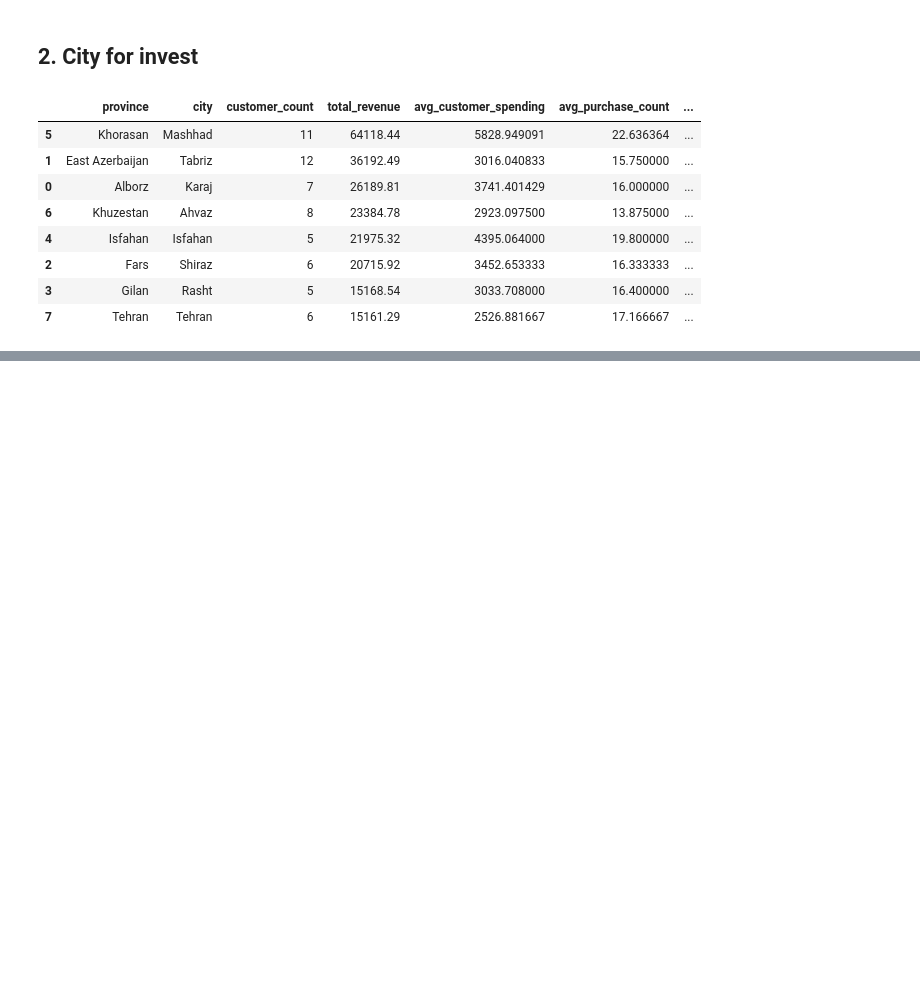
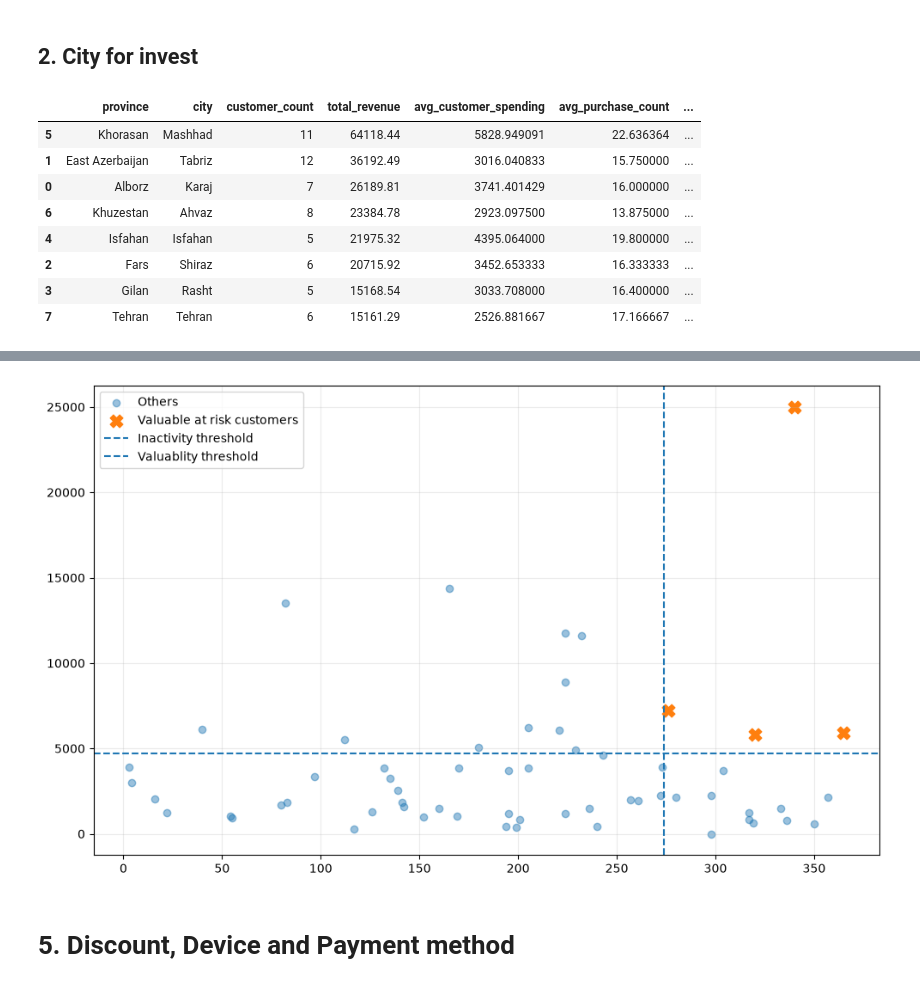
Before and after one commit to AradPilevarJavid/studybuild-customer-analysis-02, a Jupyter notebook: submissions/m-safari/project02_analysis.ipynb, the cells around one changed output, grey strips where cells are left out. Cells and saved outputs as stored; diff of their text form; code cells hidden in the pictures; blank space fills up the shorter version.

```diff
--- a/submissions/m-safari/project02_analysis.ipynb
+++ b/submissions/m-safari/project02_analysis.ipynb
@@ -193,0 +327,21 @@ recommended_city
+# %%
+risk_df = df.dropna(subset=['customer_id', 'first_name', 'membership_tier', 'purchase_count', 'total_spending', 'last_purchase_days', 'satisfaction_score']).copy()
+
+spending_threshold = risk_df["total_spending"].quantile(0.75)
+purchase_threshold = risk_df["purchase_count"].median()
+inactivity_threshold = risk_df["last_purchase_days"].quantile(0.75)
+# %%
+risk_df["at_risk"] = (
+(risk_df["total_spending"] >= spending_threshold)
+& (risk_df["purchase_count"] >= purchase_threshold)
+& (risk_df["last_purchase_days"] >= inactivity_threshold)
+)
+
+valuable_at_risk_customers = risk_df.loc[risk_df["at_risk"], [
+"customer_id", "first_name", "membership_tier", "purchase_count",
+"total_spending", "last_purchase_days", "satisfaction_score"
+]].sort_values(
+["total_spending", "last_purchase_days"],
+ascending=[False, False]
+)
+valuable_at_risk_customers
@@ -193,0 +354,25 @@ recommended_city
+# %%
+plt.figure(figsize=(10, 6))
+plt.scatter(
+risk_df.loc[~risk_df["at_risk"], "last_purchase_days"],
+risk_df.loc[~risk_df["at_risk"], "total_spending"],
+alpha=0.45,
+label = 'Others')
+
+plt.scatter(
+risk_df.loc[risk_df["at_risk"], "last_purchase_days"],
+risk_df.loc[risk_df["at_risk"], "total_spending"],
+marker="X",
+s=110,
+label = 'Valuable at risk customers')
+
+plt.axvline(inactivity_threshold, linestyle="--", label = 'Inactivity threshold')
+plt.axhline(spending_threshold, linestyle="--", label = 'Valuablity threshold')
+plt.legend()
+plt.grid(alpha=0.25)
+plt.tight_layout()
+plt.show()
+# %% [output]
+[figure, added]
+# %% [markdown]
+# 5. Discount, Device and  Payment method
```
Also changed, not shown: parts of 18 cells of this notebook.
